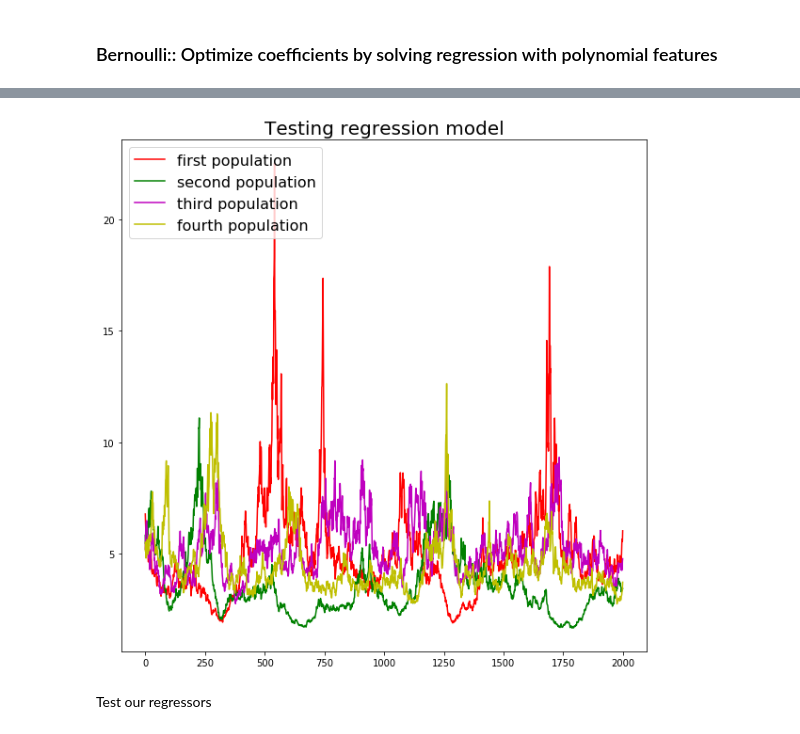
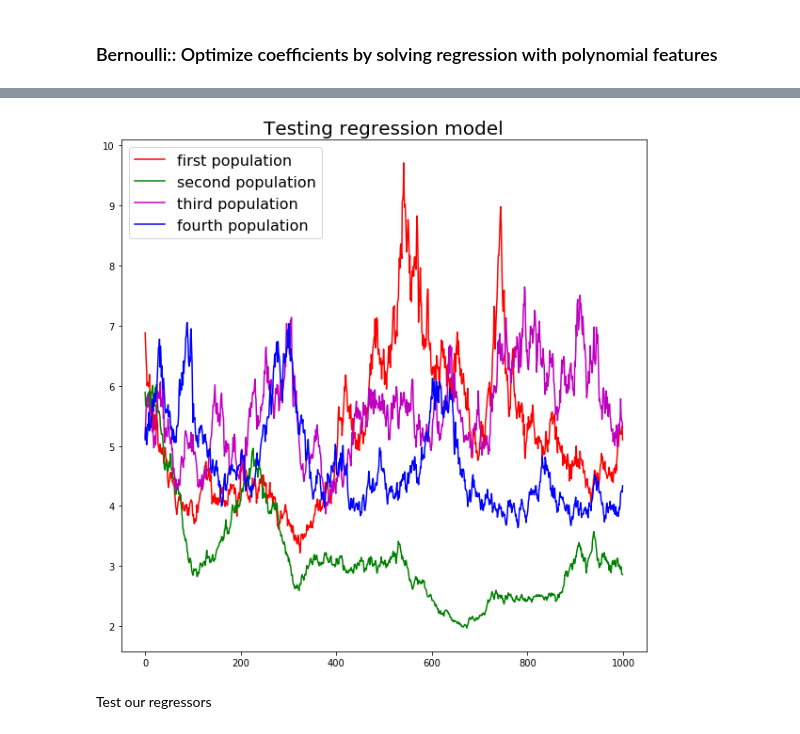
Before and after one commit to svsamsonov/VR-MCMC, a Jupyter notebook: Code/Lotka_Volterra_multidim_sincronized_noise.ipynb, the cells around one changed output, grey strips where cells are left out. Cells and saved outputs as stored; diff of their text form; code cells hidden in the pictures.

```diff
--- a/Code/Lotka_Volterra_multidim_sincronized_noise.ipynb
+++ b/Code/Lotka_Volterra_multidim_sincronized_noise.ipynb
@@ -216,7 +216,7 @@ def approx_q(X_train,Y_train,N_traj_train,lag,max_deg):
     return coefs_poly
 # %%
 a = 0.5
-sig = 0.1
+sig = 0.05
 r_vect = np.array([4.0,3.0,1.0,0.5],dtype=float)
 rate_matr = np.array([[0.2,0.1,0.3,0.2],[0.1,0.2,0.1,0.3],[-0.2,-0.1,0.4,0.0],[-0.1,-0.3,0.0,0.4]],dtype=float)
 
@@ -380,14 +384,15 @@ for i in range(len(regr_vals)):
 # %%
 plt.figure(figsize=(10, 10))
 plt.title("Testing regression model",fontsize=20)
-plt.plot(X_train[0,:2000,0],color='r',label='first population')
-plt.plot(X_train[0,:2000,1],color='g',label='second population')
-plt.plot(X_train[0,:2000,2],color='m',label='third population')
-plt.plot(X_train[0,:2000,3],color='y',label='fourth population')
+plt.plot(X_train[0,:1000,0],color='r',label='first population')
+plt.plot(X_train[0,:1000,1],color='g',label='second population')
+plt.plot(X_train[0,:1000,2],color='m',label='third population')
+plt.plot(X_train[0,:1000,3],color='b',label='fourth population')
 plt.legend(loc = 'upper left',fontsize = 16)
-plt.show()
+plt.savefig('./multidim_lotka_volterra_population_dynnamics.pdf')
+#plt.show()
 # %% [output]
-[figure, old version]
+[figure, new version]
 # %% [markdown]
 Test our regressors
 # %%
```
Also changed, not shown: parts of 6 cells of this notebook, 14 other files.
